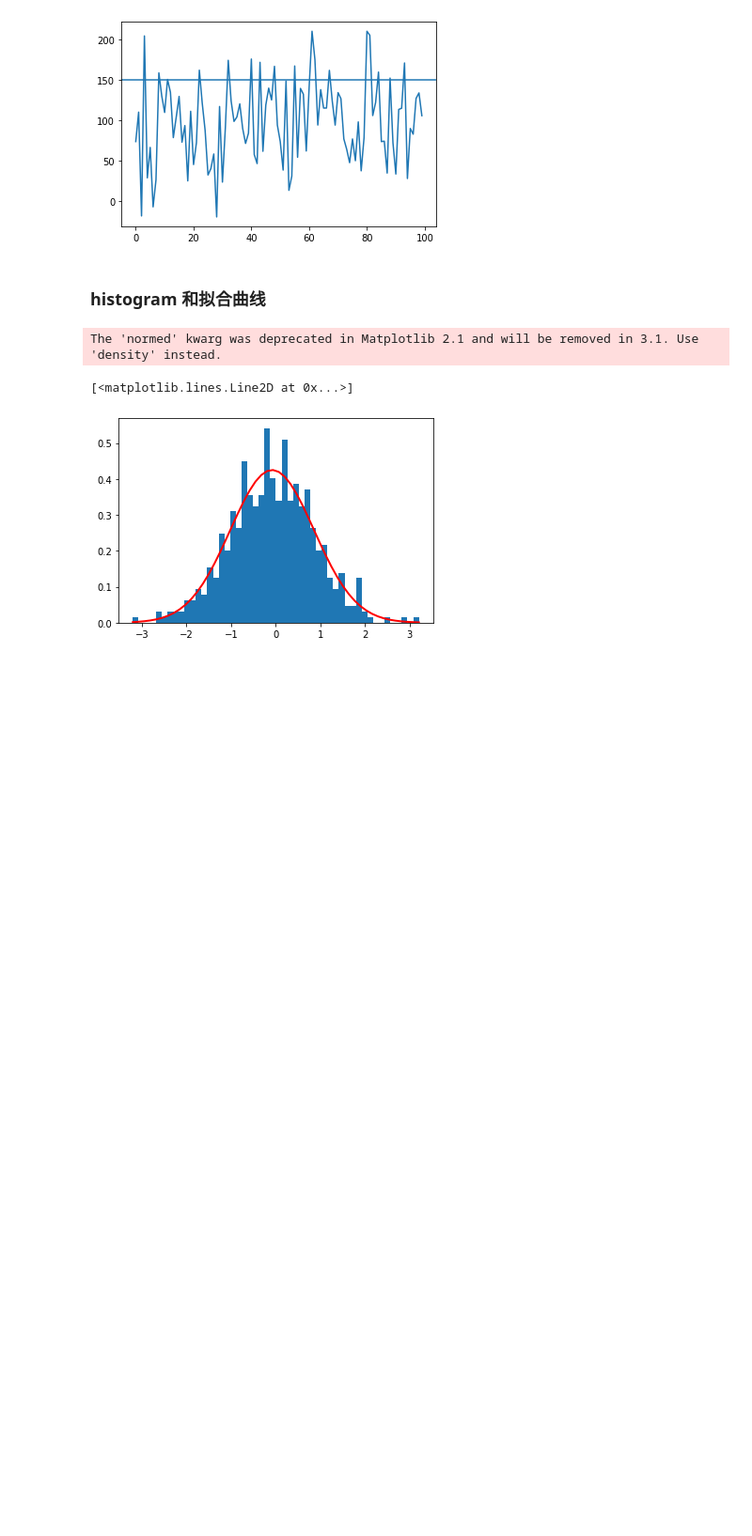
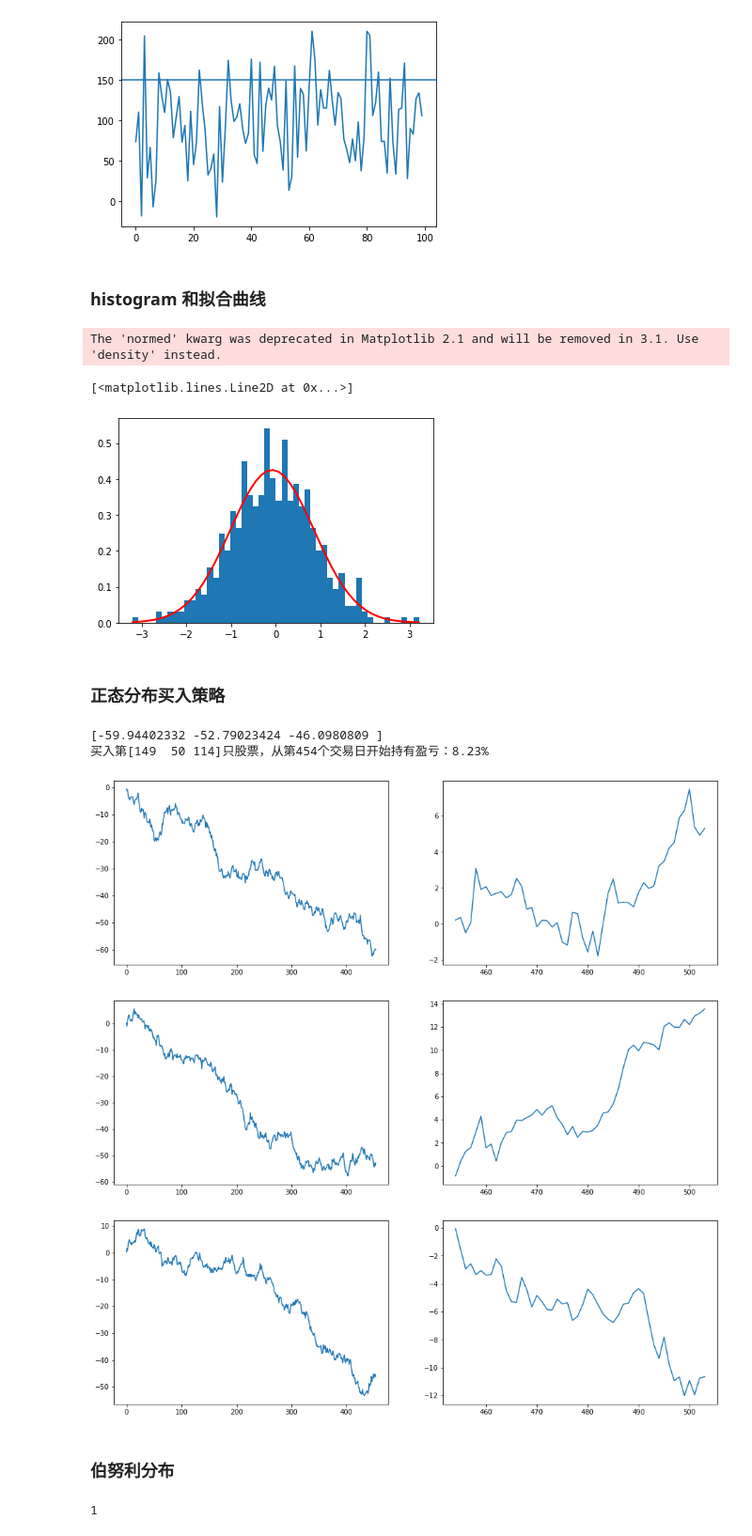
Before and after one commit to gysun137/storknote, a Jupyter notebook: note.ipynb, the cells around one changed output. Shown at 94% size. Drawn from its saved outputs; the diff is of its cells as text; code cells hidden in the pictures; blank space fills up the shorter version.

```diff
--- a/note.ipynb
+++ b/note.ipynb
@@ -180,3 +189,51 @@ plt.plot(fit_linspace,pdf, lw=2, c='r')
 The 'normed' kwarg was deprecated in Matplotlib 2.1 and will be removed in 3.1. Use 'density' instead.
 [<matplotlib.lines.Line2D at 0x...>]
 [figure]
+# %% [markdown]
+### 正态分布买入策略
+# %%
+import numpy as np
+import matplotlib.pyplot as plt
+#np.sort()
+#np.argsort() 排序后的元素在原序列的原序号
+
+view_days = 504
+keep_days = 50 #保留后50天
+stork_day_change_test =  stork_day_change[:stork_cnt, 0:view_days - keep_days]
+# 找出跌幅最大的三只股票
+print(np.sort(np.sum(stork_day_change_test,axis=1))[:3])
+stork_lower_array = np.argsort(np.sum(stork_day_change_test,axis=1))[:3]
+stork_lower_array
+
+def show_buy_lower(stork_ind):
+    '''
+    :param stork_ind :股票序号，
+    :return:
+    '''
+    _, axs = plt.subplots(nrows=1, ncols=2, figsize=(16,5))
+    axs[0].plot(np.arange(0,view_days - keep_days),stork_day_change_test[stork_ind].cumsum())
+    #np.cumsum() 连续求和
+    cs_buy = stork_day_change[stork_ind][view_days-keep_days:view_days].cumsum()
+    axs[1].plot(np.arange(view_days-keep_days,view_days),cs_buy)
+    return cs_buy[-1]
+
+profit = 0
+for stork_ind in stork_lower_array:
+    profit += show_buy_lower(stork_ind)
+print ('买入第{}只股票，从第454个交易日开始持有盈亏：{:.2f}%'.format(stork_lower_array, profit))
+plt.show()
+# %% [output]
+[-59.94402332 -52.79023424 -46.0980809 ]
+买入第[149  50 114]只股票，从第454个交易日开始持有盈亏：8.23%
+[figure, added]
+[figure, added]
+[figure, added]
+# %% [markdown]
+### 伯努利分布
+# %%
+import numpy as np
+import matplotlib.pyplot as plt
+w = np.random.binomial(1,0.5)
+print(w)
+# %% [output]
+1
```
Also changed, not shown: parts of 22 cells of this notebook.
